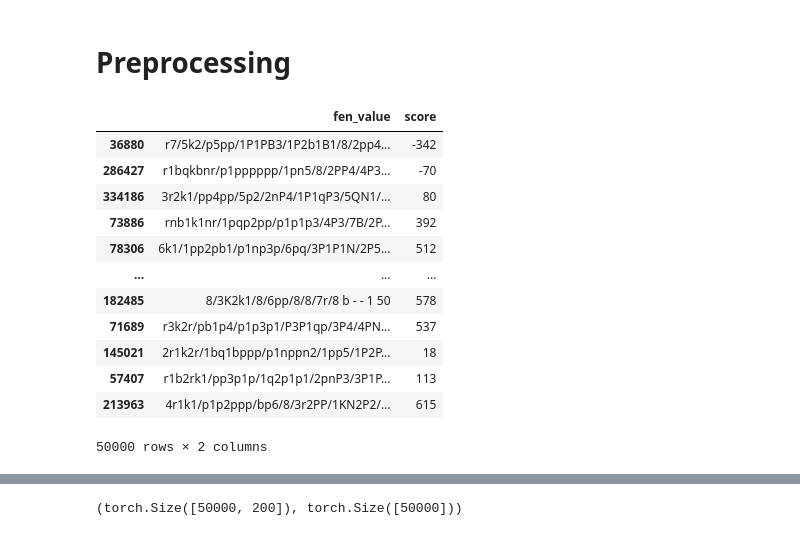
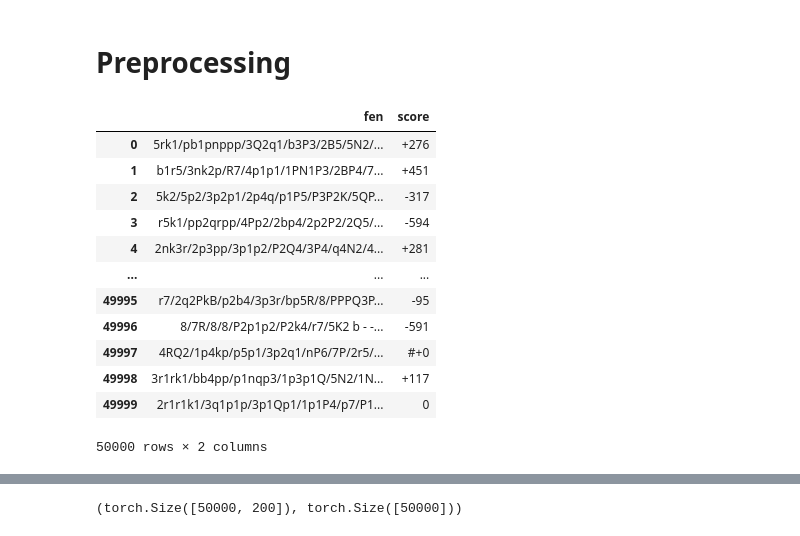
Before and after one commit to Arjun-G-Ravi/AI-Chess, a Jupyter notebook: chessEngineTrainer.ipynb, the cells around one changed output, grey strips where cells are left out. Cells and saved outputs as stored; diff of their text form; code cells hidden in the pictures.

```diff
--- a/chessEngineTrainer.ipynb
+++ b/chessEngineTrainer.ipynb
@@ -9,22 +9,21 @@ from print_color import print
 # %% [markdown]
 # Preprocessing
 # %%
-df = pd.read_csv('data/fen_analysis.csv').sample(frac=1)[:50000] # This shuffles the rows
-# df = pd.read_csv('fen_analysis.csv')[:30000] # no shuffle
+df = pd.read_csv('data/chessDataFinal.csv')[:50000] # This shuffles the rows
 df
 # %% [output]
-|  | fen_value | score |
-| 36880 | r7/5k2/p5pp/1P1PB3/1P2b1B1/8/2pp4... | -342 |
-| 286427 | r1bqkbnr/p1pppppp/1pn5/8/2PP4/4P3... | -70 |
-| 334186 | 3r2k1/pp4pp/5p2/2nP4/1P1qP3/5QN1/... | 80 |
-| 73886 | rnb1k1nr/1pqp2pp/p1p1p3/4P3/7B/2P... | 392 |
-| 78306 | 6k1/1pp2pb1/p1np3p/6pq/3P1P1N/2P5... | 512 |
+|  | fen | score |
+| 0 | 5rk1/pb1pnppp/3Q2q1/b3P3/2B5/5N2/... | +276 |
+| 1 | b1r5/3nk2p/R7/4p1p1/1PN1P3/2BP4/7... | +451 |
+| 2 | 5k2/5p2/3p2p1/2p4q/p1P5/P3P2K/5QP... | -317 |
+| 3 | r5k1/pp2qrpp/4Pp2/2bp4/2p2P2/2Q5/... | -594 |
+| 4 | 2nk3r/2p3pp/3p1p2/P2Q4/3P4/q4N2/4... | +281 |
 | ... | ... | ... |
-| 182485 | 8/3K2k1/8/6pp/8/8/7r/8 b - - 1 50 | 578 |
-| 71689 | r3k2r/pb1p4/p1p3p1/P3P1qp/3P4/4PN... | 537 |
-| 145021 | 2r1k2r/1bq1bppp/p1nppn2/1pp5/1P2P... | 18 |
-| 57407 | r1b2rk1/pp3p1p/1q2p1p1/2pnP3/3P1P... | 113 |
-| 213963 | 4r1k1/p1p2ppp/bp6/8/3r2PP/1KN2P2/... | 615 |
+| 49995 | r7/2q2PkB/p2b4/3p3r/bp5R/8/PPPQ3P... | -95 |
+| 49996 | 8/7R/8/8/P2p1p2/P2k4/r7/5K2 b - -... | -591 |
+| 49997 | 4RQ2/1p4kp/p5p1/3p2q1/nP6/7P/2r5/... | #+0 |
+| 49998 | 3r1rk1/bb4pp/p1nqp3/1p3p1Q/5N2/1N... | +117 |
+| 49999 | 2r1r1k1/3q1p1p/3p1Qp1/1p1P4/p7/P1... | 0 |
 50000 rows × 2 columns
 # %%
 encoder_object = ChessEncoder()
```
Also changed, not shown: parts of 6 cells of this notebook, 1 other file.
